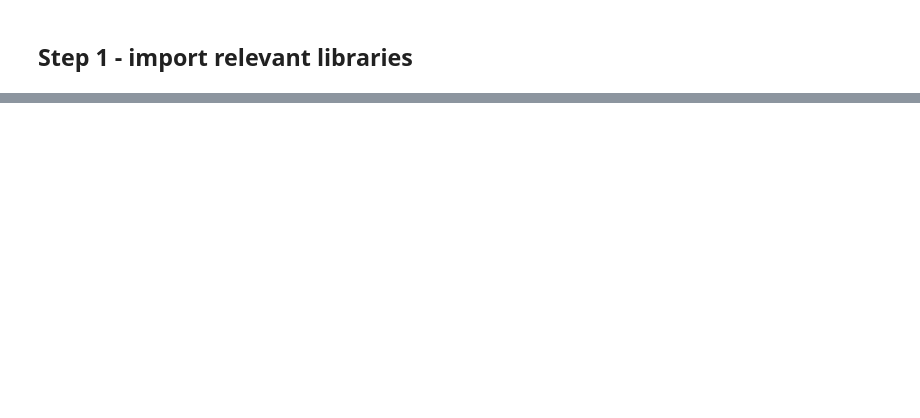
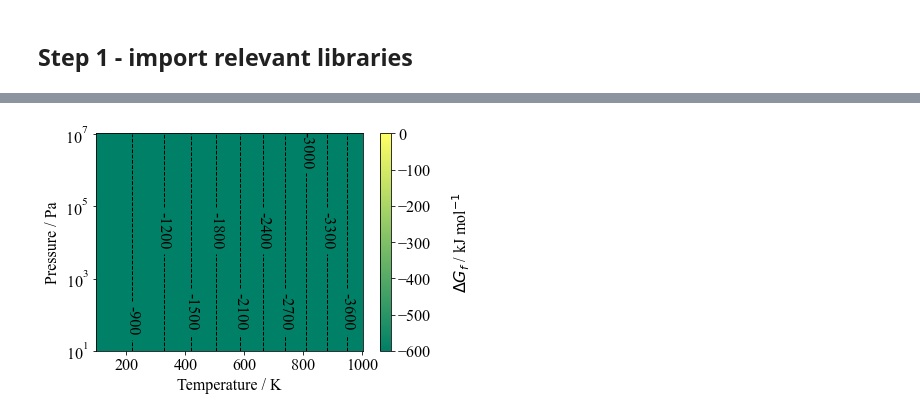
Before and after one commit to NU-CEM/ThermoPot, a Jupyter notebook: docs/tutorial.ipynb, the cells around one changed output, grey strips where cells are left out. Drawn from its saved outputs; the diff is of its cells as text; code cells hidden in the pictures; blank space fills up the shorter version.

```diff
--- a/docs/tutorial.ipynb
+++ b/docs/tutorial.ipynb
@@ -38,0 +69,5 @@ from
+# %%
+calc = calculations.Calculation(volume=63.2552,energy=-235926.586148547,
+                            xc='pbesol',
+                        NAtoms=2)
+vars(calc)
@@ -38,0 +82,3 @@ from
+# %%
+BaZrS3 = materials.Solid('BaZrS3',{"Ba":1,"Zr":1,"S":3},"../BaZrS3/phonopy_output/BaZrS3_Pnma.dat",calc)
+vars(BaZrS3)
@@ -38,0 +94,2 @@ from
+# %%
+test = reactions.Reaction({BaZrS3:1},{BaZrS3:2})
@@ -38,0 +103,7 @@ from
+# %%
+import numpy as np
+
+T = np.linspace(100, 1000, 100)
+P = np.array(np.logspace(1, 7, 100), ndmin=2).transpose()
+
+GFE = test.Dmu_eV_pbesol(T,P) / 1000
@@ -38,0 +130,5 @@ from
+# %%
+
+plots.plot_TvsP(T,P,GFE)
+# %% [output]
+[figure, added]
```
Also changed, not shown: parts of 26 cells of this notebook, 4 other files.
